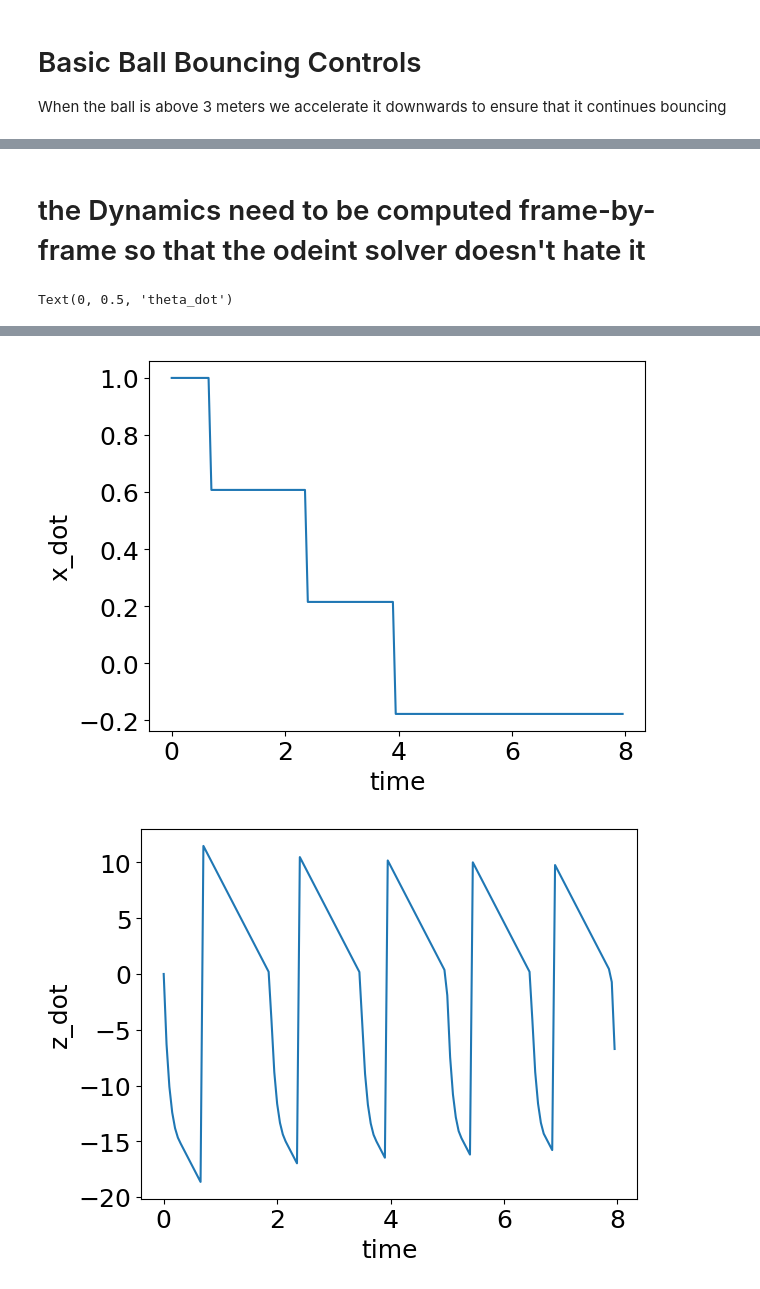
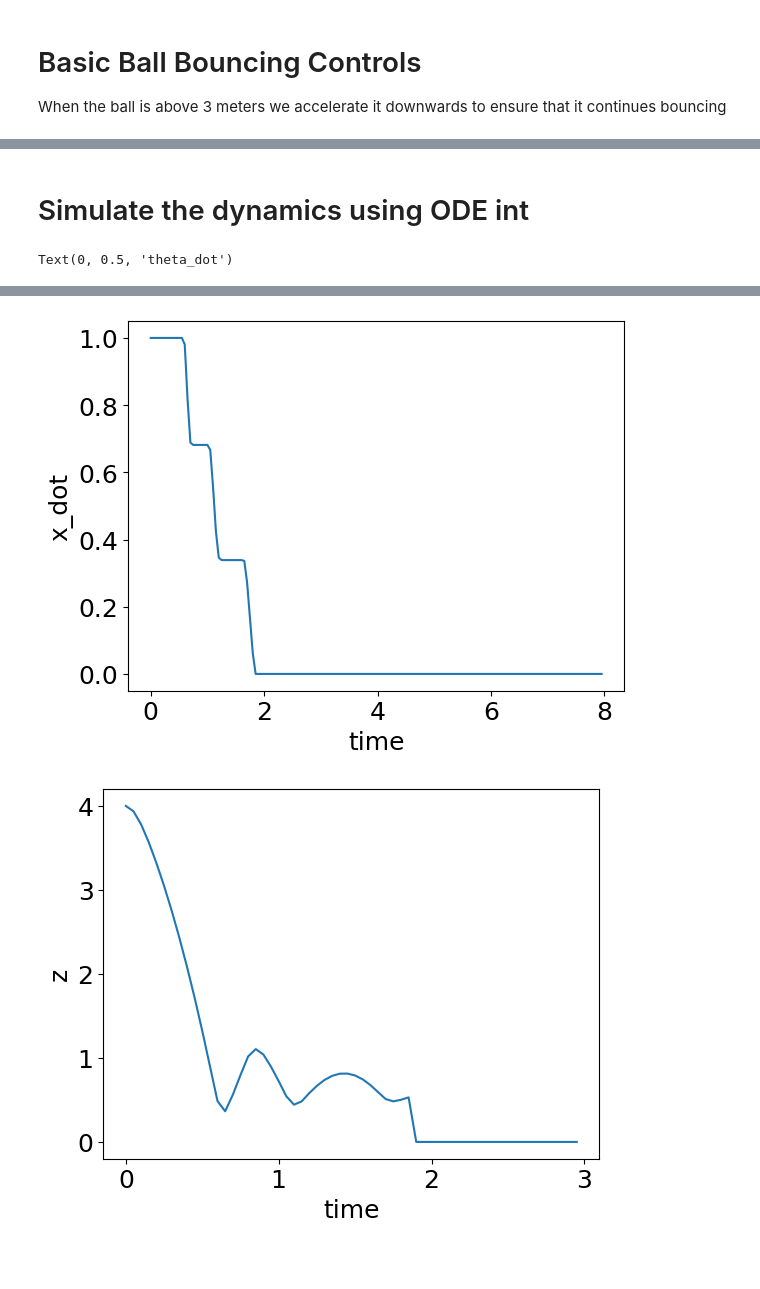
Before and after one commit to tylerjohnbecker/Nonlinear_and_Data_Driven_Estimation, a Jupyter notebook: BouncingBall.ipynb, the cells around one changed output, grey strips where cells are left out. Cells and saved outputs as stored; diff of their text form; code cells hidden in the pictures; blank space fills up the shorter version.

```diff
--- a/BouncingBall.ipynb
+++ b/BouncingBall.ipynb
@@ -265,7 +296,7 @@ def f_ode(x_vec, tsim, u_func, f):
         Time derivative of state vector
     '''
     u_vec = u_func(x_vec, tsim)
-    x_dot_vec = f_in_air(x_vec, u_vec)
+    x_dot_vec = f_sigm_combined(x_vec, u_vec)
     return x_dot_vec
 # %% [markdown]
 # Basic Ball Bouncing Controls
@@ -289,18 +320,18 @@ def u_func(x_vec, tsim, m=m, g=g, r=r, Im=Im, e=e, mu=mu):
 
     ctrl_theta = 10 * err_theta
 
-    z_dot_desired = -15
+    z_dot_desired = -5
     z_dot = x_vec[3]
 
     err_z = min( 0, z_dot_desired - z_dot )
     ctrl_z = 10 * err_z
 
-    if x_vec[2] > 3 and z_dot < 0:
-        return [0, ctrl_z, ctrl_theta]
+    if x_vec[2] > 1:
+       return [0, ctrl_z, 0]
 
     return [0, 0, 0]
 # %%
 delta_t = .05
 tsim = np.arange(0, 8.0, step=delta_t)
 # %%
-x0 = np.array([0, 1, 10.0, 0, 0, 0])
+x0 = np.array([0, 1, 4.0, 0, 0, 0])
@@ -319,2 +337,0 @@ ground_event.direction = -1
-# %% [markdown]
-# the Dynamics need to be computed frame-by-frame so that the odeint solver doesn't hate it
@@ -350,13 +338,17 @@ for i in range(1, len(tsim)):
+# %% [markdown]
+# Simulate the dynamics using ODE int
+# %%
+initial_state = x0
+
+result = odeint(f_ode, x0, tsim, args=(u_func, f_sigm_combined) )
 # %%
-sol = np.array(sol)
+sol = np.array(result)
 
 fig = plt.figure()
 ax = fig.add_subplot(111)
 ax.plot(sol[:, 0], sol[:, 2], '.')
 ax.set_xlabel('x pos')
 ax.set_ylabel('z pos')
-
-
 
 fig3 = plt.figure()
 ax3 = fig3.add_subplot(111)
@@ -365,14 +357,14 @@ ax3.set_xlabel('time')
 ax3.set_ylabel('x_dot')
 fig2 = plt.figure()
 ax2 = fig2.add_subplot(111)
-ax2.plot(tsim, sol[:,3])
+ax2.plot(tsim[:-100], sol[:-100,2])
 ax2.set_xlabel('time')
-ax2.set_ylabel('z_dot')
+ax2.set_ylabel('z')
 fig3 = plt.figure()
 ax3 = fig3.add_subplot(111)
-ax3.plot(tsim, sol[:,4])
+ax3.plot(tsim[:-100], sol[:-100,3])
 ax3.set_xlabel('time')
-ax3.set_ylabel('theta')
+ax3.set_ylabel('z_dot')
 fig3 = plt.figure()
 ax3 = fig3.add_subplot(111)
 ax3.plot(tsim, sol[:,5])
@@ -384,2 +376,2 @@ Text(0, 0.5, 'theta_dot')
-[figure, old version]
+[figure, new version]
-[figure, old version]
+[figure, new version]
```
Also changed, not shown: parts of 9 cells of this notebook.
